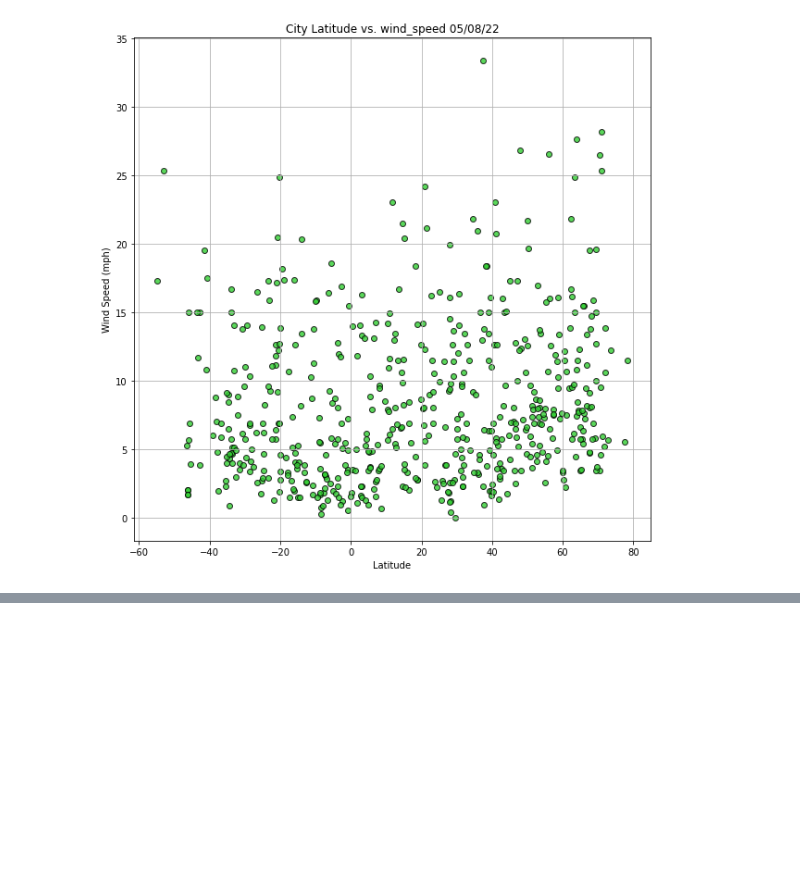
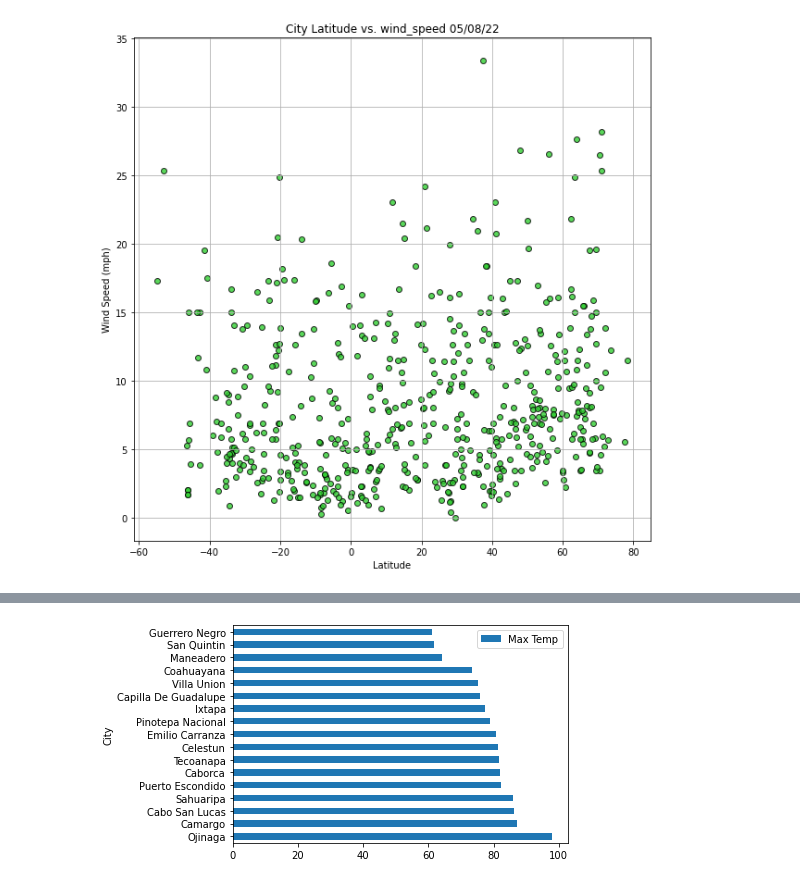
Before and after one commit to BenjaminAguayo/World_weather_Analysis, a Jupyter notebook: API_practice.ipynb, the cells around one changed output, grey strips where cells are left out. Saved outputs shown, nothing was run; the diff lists cells and outputs as text; code cells hidden in the pictures; blank space fills up the shorter version.

```diff
--- a/API_practice.ipynb
+++ b/API_practice.ipynb
@@ -448,0 +524,4 @@ plt.show()
+# %%
+df_MX_cities = city_data_df.loc[city_data_df['Country'] == str('MX')]
+df_MX_cities = df_MX_cities.sort_values(by=['Max Temp'], ascending=False)
+df_MX_cities
@@ -448,0 +553,7 @@ plt.show()
+# %%
+df_MX_cities.plot.barh('City','Max Temp')
+
+
+plt.show()
+# %% [output]
+[figure, added]
```
Also changed, not shown: parts of 22 cells of this notebook, 1 other file.
